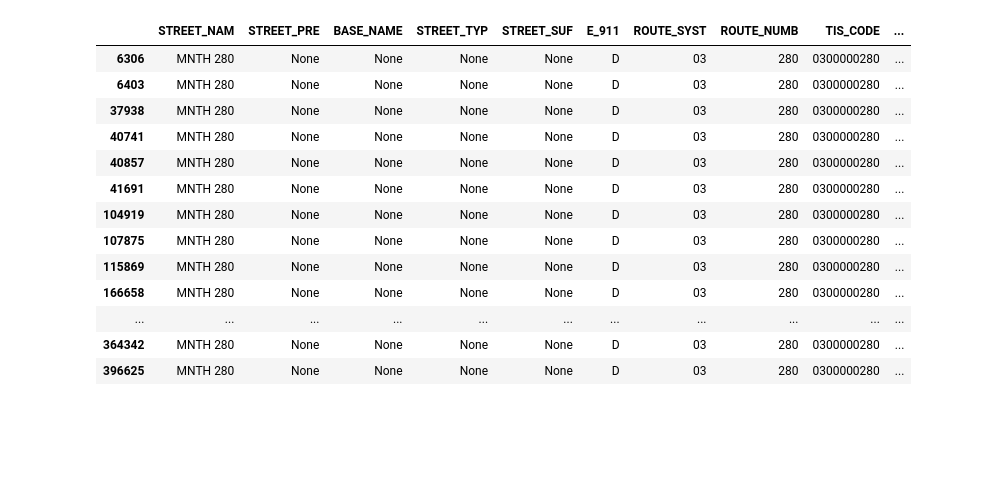
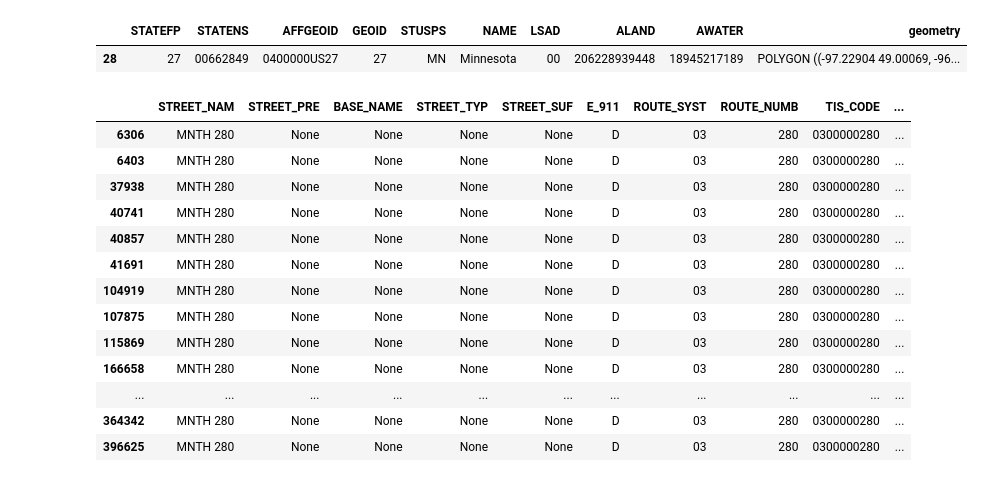
Before and after one commit to MatthewHaas/misc, a Jupyter notebook: minnesota_state_highways.ipynb, the cells around one changed output. Cells and saved outputs as stored; diff of their text form; code cells hidden in the pictures; blank space fills up the shorter version.

Commit message:
Eliminated county boundaries, cleaned up code

```diff
--- a/minnesota_state_highways.ipynb
+++ b/minnesota_state_highways.ipynb
@@ -21,8 +12,14 @@ import imageio # to make the GIF file
 # %%
 roads = 'STREETS_LOAD.shp'
 # %%
-states = '/Users/matthewwilliamhaas/Documents/shapefile_data_sources/cb_2018_us_county_20m/cb_2018_us_county_20m.shp'
+#states = '/Users/matthewwilliamhaas/Documents/shapefile_data_sources/cb_2018_us_county_20m/cb_2018_us_county_20m.shp'
+states = '/Users/matthewwilliamhaas/Documents/shapefile_data_sources/cb_2018_us_state_20m/cb_2018_us_state_20m.shp'
 map_states = gpd.read_file(states) # read in counties
+# %%
+map_states[map_states.STATEFP == '27']
+# %% [output]
+|  | STATEFP | STATENS | AFFGEOID | GEOID | STUSPS | NAME | LSAD | ALAND | AWATER | geometry |
+| 28 | 27 | 00662849 | 0400000US27 | 27 | MN | Minnesota | 00 | 206228939448 | 18945217189 | POLYGON ((-97.22904 49.00069, -96... |
 # %%
 MN = map_states[(map_states.STATEFP == '27')]
 MN = MN.to_crs({'init' : 'epsg:26915'})
```
Also changed, not shown: parts of 14 cells of this notebook.
